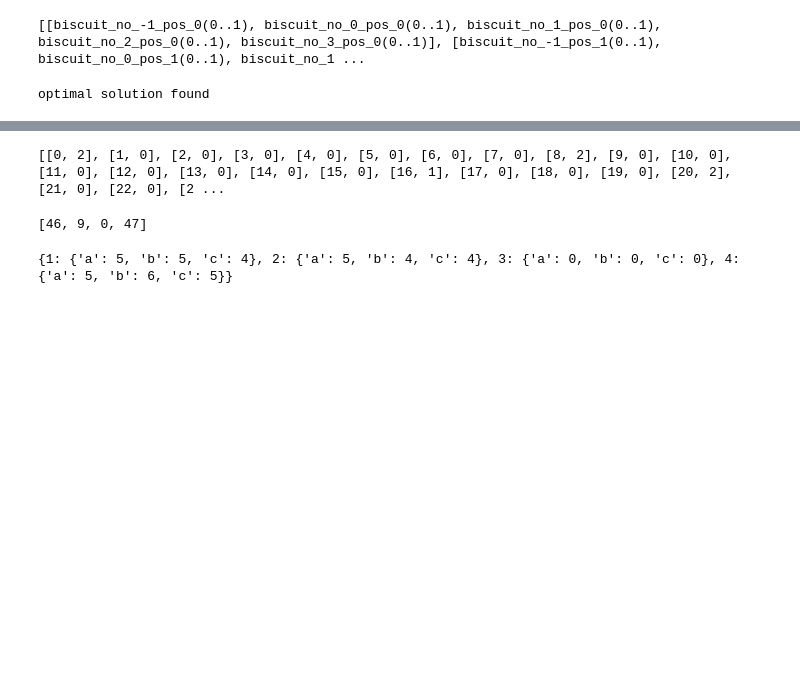
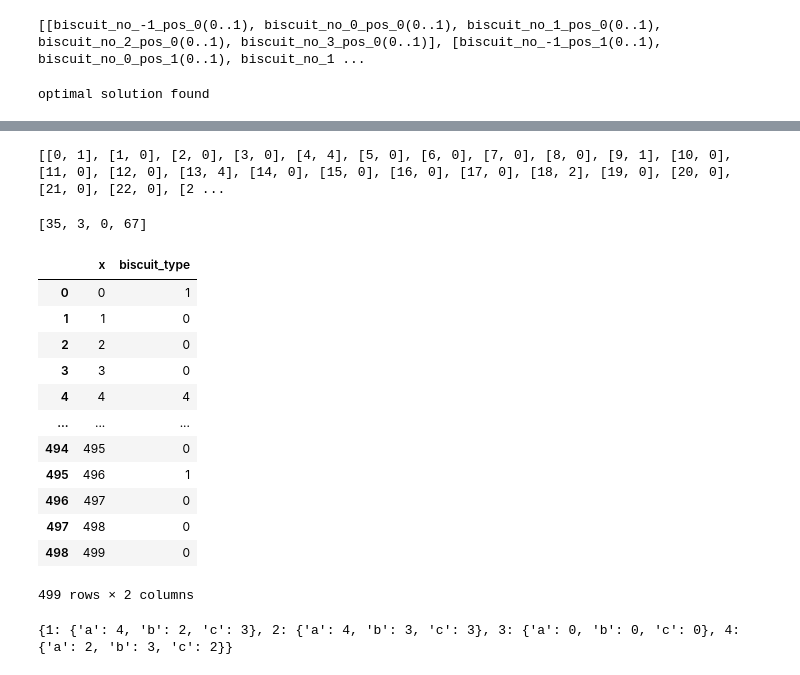
Before and after one commit to Omegalpha44/Project_AI_algorithm, a Jupyter notebook: code.ipynb, the cells around one changed output, grey strips where cells are left out. Drawn from its saved outputs; the diff is of its cells as text; code cells hidden in the pictures; blank space fills up the shorter version.

```diff
--- a/code.ipynb
+++ b/code.ipynb
@@ -136,7 +146,7 @@ def discrete_count_defects(defect_type, min = 0, max = 500):
     counter = 0
     for defect in defects[defects["class"] == defect_type].iterrows():
         x = defect[1]["x"]
-        if x >= min and x <= max:
+        if x > min and x < max:
             counter += 1
     return counter
 
@@ -155,19 +165,23 @@ def discrete_count_defects(defect_type, min = 0, max = 500):
 # %%
 #for each biscuit, check if the number of defect is lower than the maximum autorised
 defect_table = {1 : {"a":4, "b":2, "c":3}, 2 : {"a":5, "b":4, "c":4}, 3 : {"a":1, "b":2, "c":1}, 4 : {"a":2, "b":3, "c":2}}
-len_table = {1 : 4, 2 : 8, 3 : 2, 4 : 5}
+len_table = {1 : 3, 2 : 7, 3 : 1, 4 : 4}
 def count_defects_indiv( biscuit_type):
     for i in range(500):
         """for each biscuit"""
         for let in ["a", "b", "c"]:
             """for each defect"""
+            defect = defect_table[biscuit_type][let]
             try :
-                defect = defect_table[biscuit_type][let]
-                problem.Add(discrete_count_defects(let, i, i+len_table[biscuit_type]) <= defect).OnlyEnforceIf(environnment[i][biscuit_type])
+                # problem.Add(discrete_count_defects(let, i, i+len_table[biscuit_type]) <= defect).OnlyEnforceIf(environnment[i][biscuit_type])
+                problem.AddImplication(environnment[i][biscuit_type], discrete_count_defects(let, i, i+len_table[biscuit_type]) <= defect)
+
             except :
-                problem.Add(discrete_count_defects(let, i, 500) <= defect).OnlyEnforceIf(environnment[i][biscuit_type])
-for i in range(1,5):
-    count_defects_indiv(i)
+                # problem.Add(discrete_count_defects(let, i, 500) <= defect).OnlyEnforceIf(environnment[i][biscuit_type])
+                problem.AddImplication(environnment[i][biscuit_type], discrete_count_defects(let, i, 500) <= defect)
+
+for j in range(1,5):
+    count_defects_indiv(j)
 # %%
 # what we want to maximize
 # goal : have the best value
@@ -217,7 +217,7 @@ for i in range(500):
             solution.append([i, j])
 print(solution)
 # %% [output]
-[[0, 2], [1, 0], [2, 0], [3, 0], [4, 0], [5, 0], [6, 0], [7, 0], [8, 2], [9, 0], [10, 0], [11, 0], [12, 0], [13, 0], [14, 0], [15, 0], [16, 1], [17, 0], [18, 0], [19, 0], [20, 2], [21, 0], [22, 0], [2 ...
+[[0, 1], [1, 0], [2, 0], [3, 0], [4, 4], [5, 0], [6, 0], [7, 0], [8, 0], [9, 1], [10, 0], [11, 0], [12, 0], [13, 4], [14, 0], [15, 0], [16, 0], [17, 0], [18, 2], [19, 0], [20, 0], [21, 0], [22, 0], [2 ...
 # %%
 # analyse the number of each biscuit in the roll
 biscuits = [0,0,0,0]
@@ -227,33 +227,55 @@ for i in range(500):
             biscuits[j-1] += 1
 print(biscuits)
 # %% [output]
-[46, 9, 0, 47]
+[35, 3, 0, 67]
+# %%
+solution = pd.DataFrame(solution, columns = ["x", "biscuit_type"])
+solution
+# %% [output]
+|  | x | biscuit_type |
+| 0 | 0 | 1 |
+| 1 | 1 | 0 |
+| 2 | 2 | 0 |
+| 3 | 3 | 0 |
+| 4 | 4 | 4 |
+| ... | ... | ... |
+| 494 | 495 | 0 |
+| 495 | 496 | 1 |
+| 496 | 497 | 0 |
+| 497 | 498 | 0 |
+| 498 | 499 | 0 |
+499 rows × 2 columns
 # %%
 # check if the deflect criteria are respected
 def defect_checker(possible_solution):
     """send the biggest defect for each biscuit and each type of defects"""
     max_number_of_defects = {1 : {"a":0, "b":0, "c":0}, 2 : {"a":0, "b":0, "c":0}, 3 : {"a":0, "b":0, "c":0}, 4 : {"a":0, "b":0, "c":0}}
-    max_len = len(possible_solution)
-    for i in range(max_len):
+    indice = possible_solution["x"].tolist()
+    max_indice = max(indice)
+    for i in indice:
         """for each position"""
         for type in range(1,5):
             """for each biscuit"""
-            if possible_solution[i][1] == type:
+            if possible_solution[possible_solution["x"] == i]["biscuit_type"].tolist()[0] == type:
                 try :
                     a = discrete_count_defects("a", i, i+len_table[type])
                     b = discrete_count_defects("b", i, i+len_table[type])
                     c = discrete_count_defects("c", i, i+len_table[type])
                 except :
-                    a = discrete_count_defects("a", i, max_len)
-                    b = discrete_count_defects("b", i, max_len)
-                    c = discrete_count_defects("c", i, max_len)
+                    a = discrete_count_defects("a", i, max_indice)
+                    b = discrete_count_defects("b", i, max_indice)
+                    c = discrete_count_defects("c", i, max_indice)
                 if a > max_number_of_defects[type]["a"]:
                     max_number_of_defects[type]["a"] = a
                 if b > max_number_of_defects[type]["b"]:
                     max_number_of_defects[type]["b"] = b
                 if c > max_number_of_defects[type]["c"]:
                     max_number_of_defects[type]["c"] = c
+                if a > defect_table[type]["a"] or b > defect_table[type]["b"] or c > defect_table[type]["c"]:
+                    print("defect criteria not respected")
+                    print("place :",i)
+                    print("biscuit type :", type)
     return max_number_of_defects
 print(defect_checker(solution))
 # %% [output]
-{1: {'a': 5, 'b': 5, 'c': 4}, 2: {'a': 5, 'b': 4, 'c': 4}, 3: {'a': 0, 'b': 0, 'c': 0}, 4: {'a': 5, 'b': 6, 'c': 5}}
+{1: {'a': 4, 'b': 2, 'c': 3}, 2: {'a': 4, 'b': 3, 'c': 3}, 3: {'a': 0, 'b': 0, 'c': 0}, 4: {'a': 2, 'b': 3, 'c': 2}}
```
Also changed, not shown: parts of 4 cells of this notebook.
